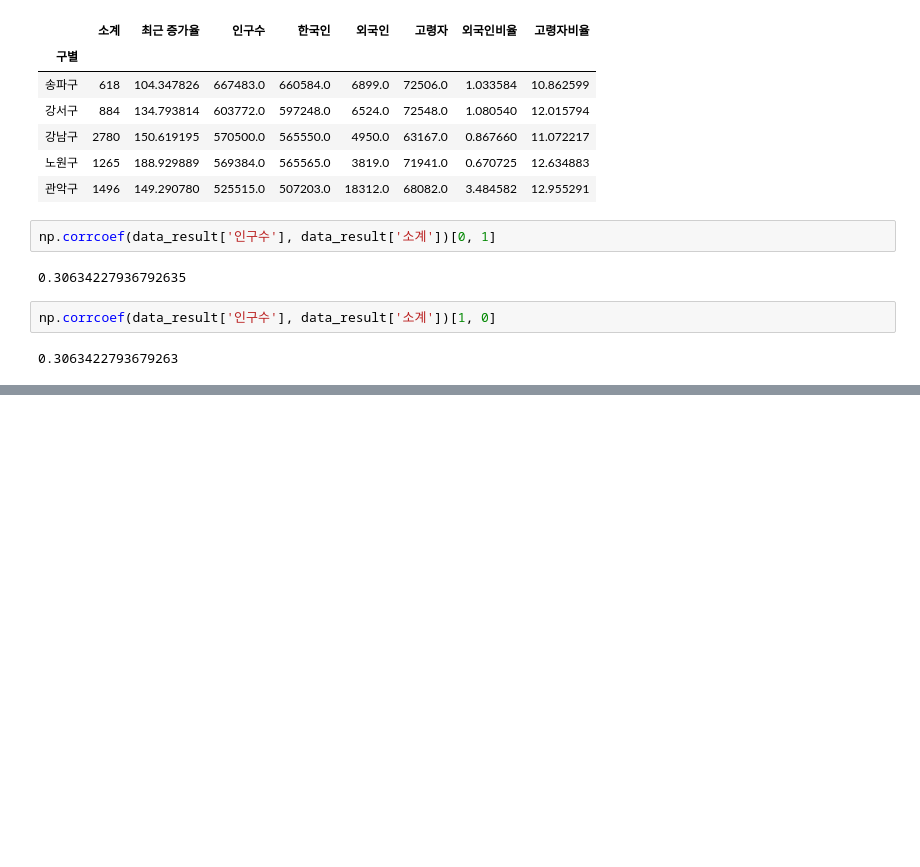
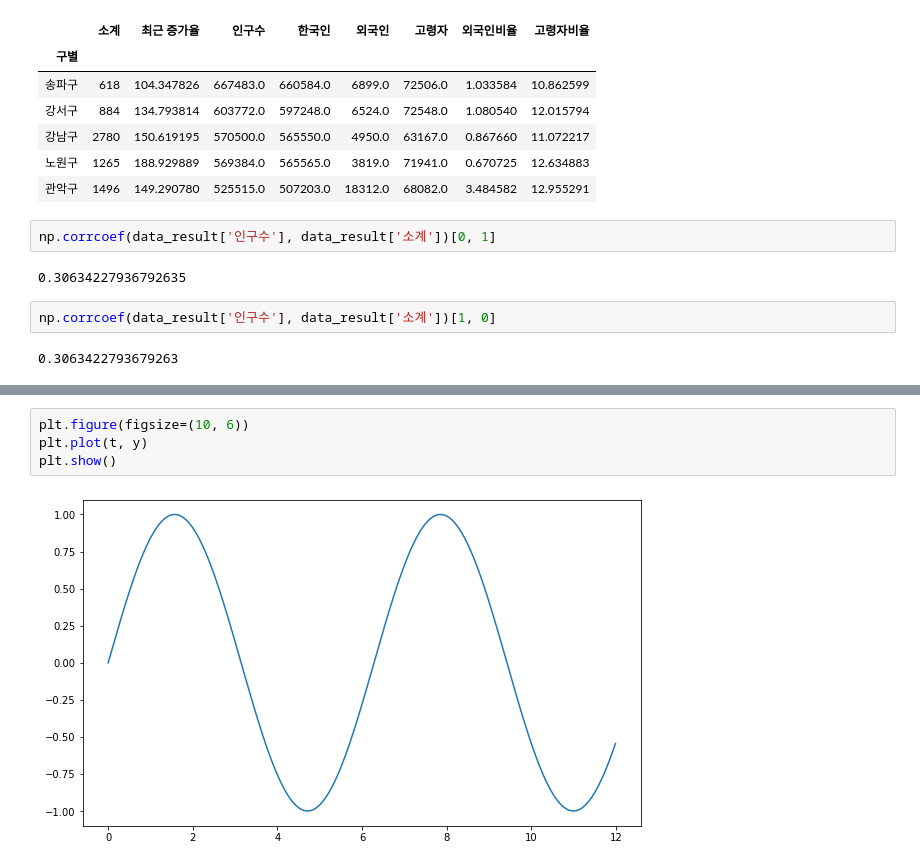
Before and after one commit to zeggoo/DataScience, a Jupyter notebook: source_code/Ch01. CCTV in Seoul2.ipynb, the cells around one changed output, grey strips where cells are left out. Saved outputs shown, nothing was run; the diff lists cells and outputs as text; blank space fills up the shorter version.

```diff
--- a/source_code/Ch01. CCTV in Seoul2.ipynb
+++ b/source_code/Ch01. CCTV in Seoul2.ipynb
@@ -483,0 +498,6 @@ np.corrcoef(data_result['인구수'], data_result['소계'])[1, 0]
+# %%
+plt.figure(figsize=(10, 6))
+plt.plot(t, y)
+plt.show()
+# %% [output]
+[figure, added]
```
Also changed, not shown: parts of 18 cells of this notebook.
